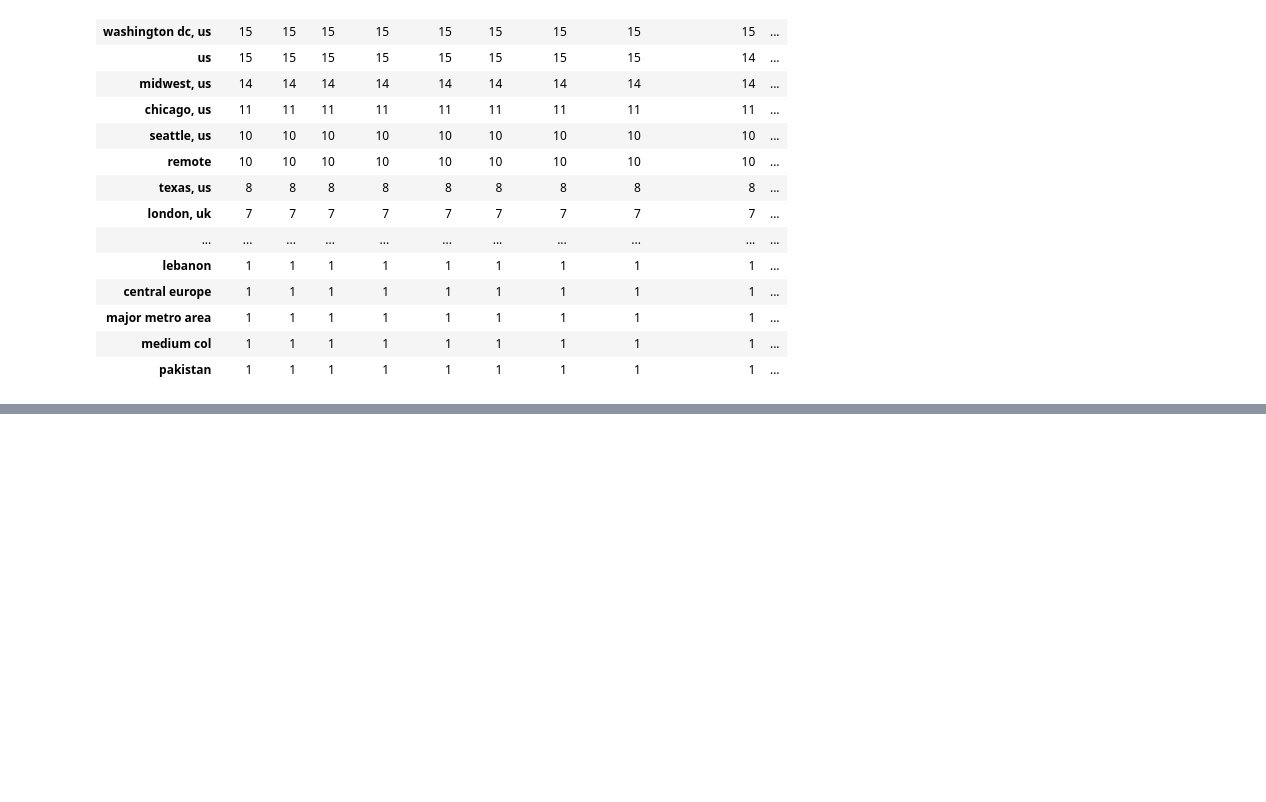
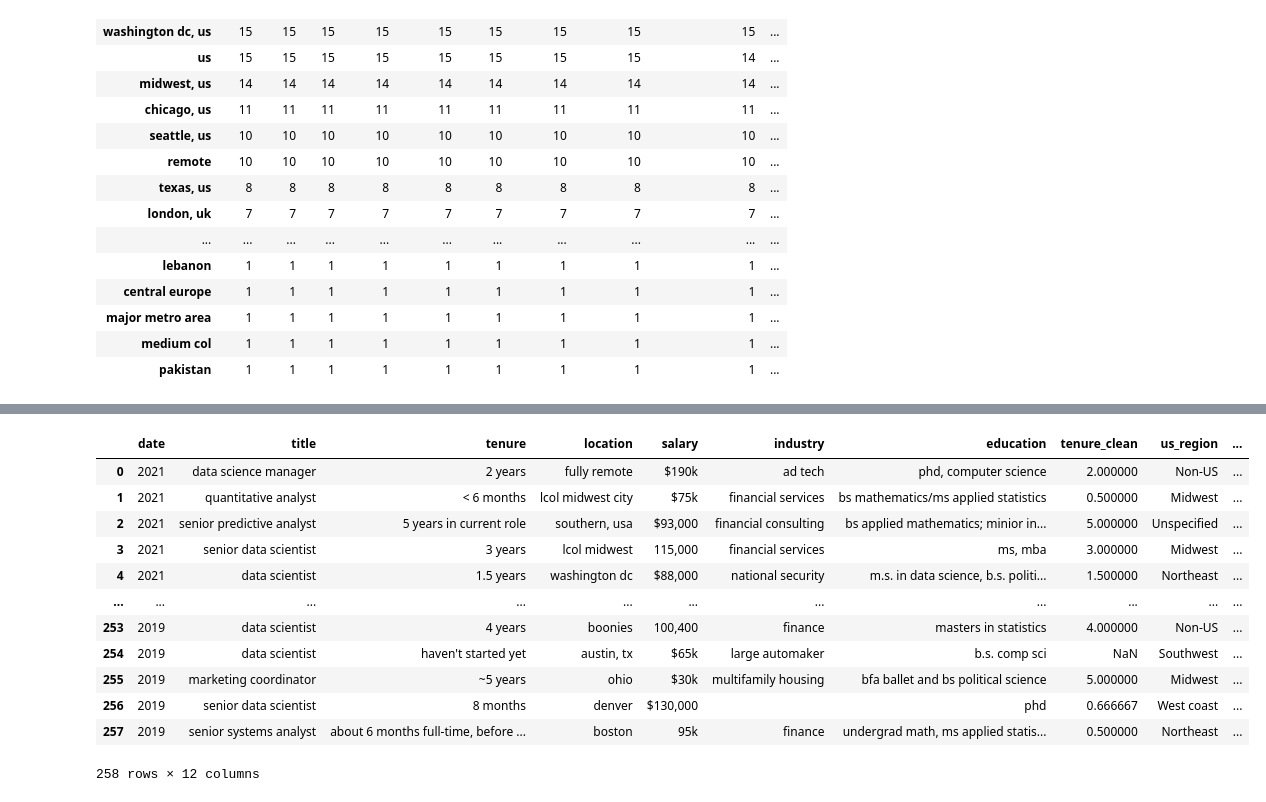
Before and after one commit to archiewood/ds_salaries, a Jupyter notebook: data_cleaning.ipynb, the cells around one changed output, grey strips where cells are left out. Cells and saved outputs as stored; diff of their text form; code cells hidden in the pictures; blank space fills up the shorter version.

```diff
--- a/data_cleaning.ipynb
+++ b/data_cleaning.ipynb
@@ -482,0 +566,3 @@ df[['salary', 'salary_pre_clean','salary_clean', 'salary_currency']].iloc[00:60,
+# %%
+# calculate salary_usd by multiplying salary_clean by fx
+df['salary_usd'] = df.salary_clean / df.FX
@@ -484,0 +623,24 @@ df.to_csv('salary_data_cleaned_2.csv', index=False)
+# %%
+# remove "." "," ":" from industry
+df['industry_clean'] = df.industry.str.replace(".", "",regex=True).str.replace(",", "",regex=True).str.replace(":", "",regex=True).str.replace("industry:", "",regex=True)
+
+# remove "*" from industry replace "/" with space
+df['industry_clean'] = df.industry_clean.str.replace("*", "",regex=True).str.replace("/", " ",regex=True)
+
+#remove any content in brackets from industry_clean
+df['industry_clean'] = df.industry_clean.str.replace("\(.*?\)", "",regex=True)
+
+#remove word "industry" from industry_clean
+df['industry_clean'] = df.industry_clean.str.replace('industry', '')
+
+#strip whitespace from ends of industry_clean
+df['industry_clean'] = df.industry_clean.str.strip()
+# %%
+# import data from industry_classification csv
+industry_classification = pd.read_csv('industry_classification.csv')
+
+# merge industry_classification with df on industry_clean
+df = pd.merge(df, industry_classification, on='industry_clean', how='left')
+
+#if industry_group is "Not an industry" then replace with blank
+df['industry_group'] = df.industry_group.where(df.industry_group != "Not an industry", "")
@@ -484,0 +671,22 @@ df.to_csv('salary_data_cleaned_2.csv', index=False)
+# %%
+# keep only the following columns from df: date, title, tenure, location, salary, industry, education, tenure_clean, us_region, salary_usd, industry_group, education_level
+df_final = df[['date', 'title', 'tenure', 'location', 'salary', 'industry', 'education', 'tenure_clean', 'us_region', 'salary_usd', 'industry_group', 'education_level']]
+
+#export df_final to csv
+df_final.to_csv('final_salary_data.csv', index=False)
+# %%
+df_final
+# %% [output]
+|  | date | title | tenure | location | salary | industry | education | tenure_clean | us_region | ... |
+| 0 | 2021 | data science manager | 2 years | fully remote | $190k | ad tech | phd, computer science | 2.000000 | Non-US | ... |
+| 1 | 2021 | quantitative analyst | < 6 months | lcol midwest city | $75k | financial services | bs mathematics/ms applied statistics | 0.500000 | Midwest | ... |
+| 2 | 2021 | senior predictive analyst | 5 years in current role | southern, usa | $93,000 | financial consulting | bs applied mathematics; minior in... | 5.000000 | Unspecified | ... |
+| 3 | 2021 | senior data scientist | 3 years | lcol midwest | 115,000 | financial services | ms, mba | 3.000000 | Midwest | ... |
+| 4 | 2021 | data scientist | 1.5 years | washington dc | $88,000 | national security | m.s. in data science, b.s. politi... | 1.500000 | Northeast | ... |
+| ... | ... | ... | ... | ... | ... | ... | ... | ... | ... | ... |
+| 253 | 2019 | data scientist | 4 years | boonies | 100,400 | finance | masters in statistics | 4.000000 | Non-US | ... |
+| 254 | 2019 | data scientist | haven't started yet | austin, tx | $65k | large automaker | b.s. comp sci | NaN | Southwest | ... |
+| 255 | 2019 | marketing coordinator | ~5 years | ohio | $30k | multifamily housing | bfa ballet and bs political science | 5.000000 | Midwest | ... |
+| 256 | 2019 | senior data scientist | 8 months | denver | $130,000 |  | phd | 0.666667 | West coast | ... |
+| 257 | 2019 | senior systems analyst | about 6 months full-time, before ... | boston | 95k | finance | undergrad math, ms applied statis... | 0.500000 | Northeast | ... |
+258 rows × 12 columns
```
Also changed, not shown: parts of 26 cells of this notebook, 4 other files.
